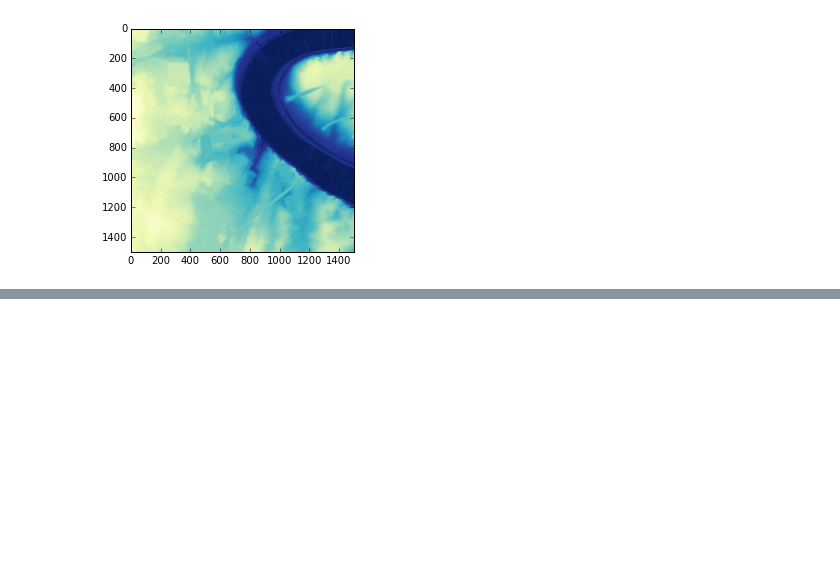
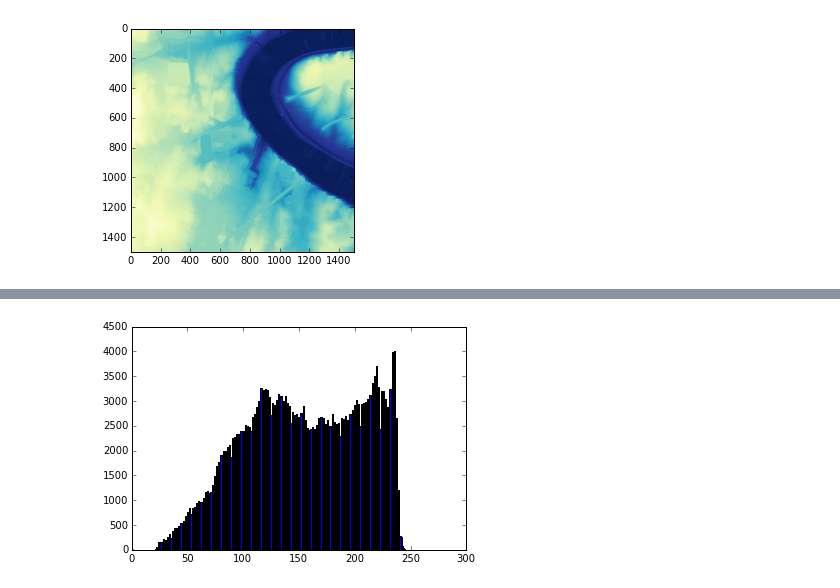
Before and after one commit to HKCaesar/Geoprocessing-Examples, a Jupyter notebook: BuildingExtraction.ipynb, the cells around one changed output, grey strips where cells are left out. Saved outputs shown, nothing was run; the diff lists cells and outputs as text; code cells hidden in the pictures; blank space fills up the shorter version.

```diff
--- a/BuildingExtraction.ipynb
+++ b/BuildingExtraction.ipynb
@@ -229,0 +255,5 @@ MaskError: Mask and data not compatible: data size is 25345152, mask size is 225
+# %%
+plt.hist(masked_naip.ravel(), 256, [1, 256])
+plt.show()
+# %% [output]
+[figure, added]
```
Also changed, not shown: parts of 10 cells of this notebook.
